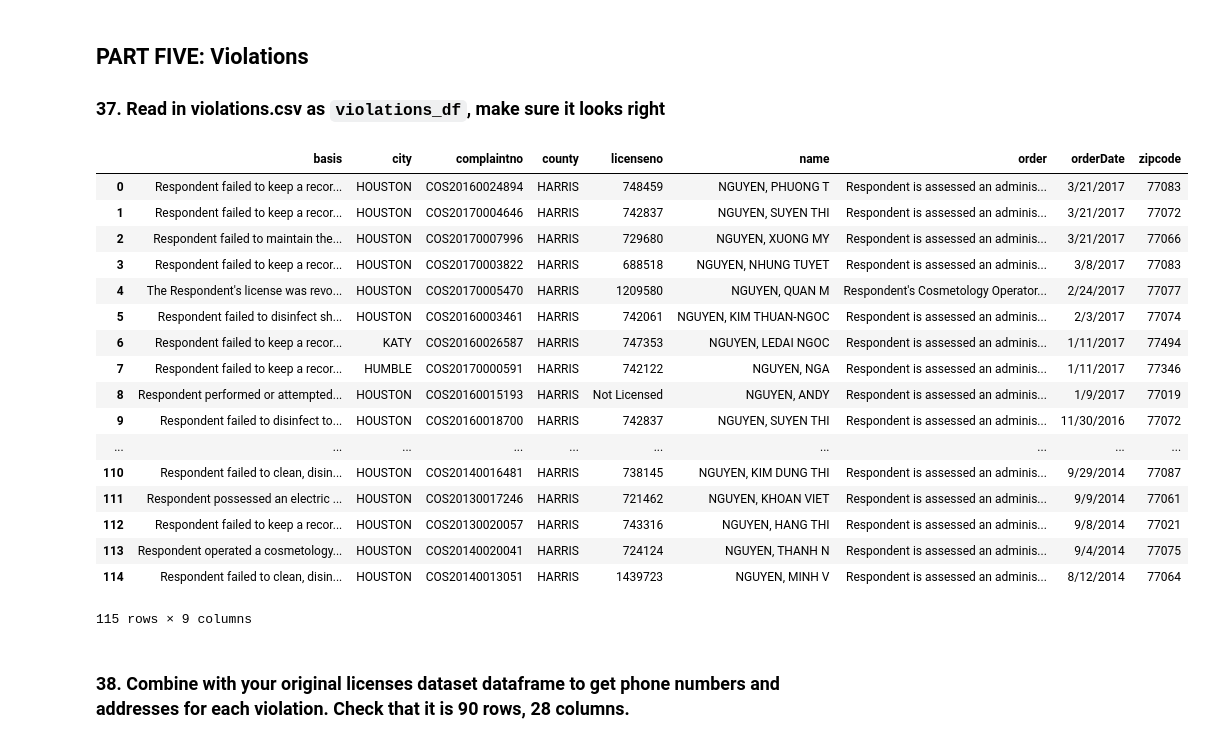
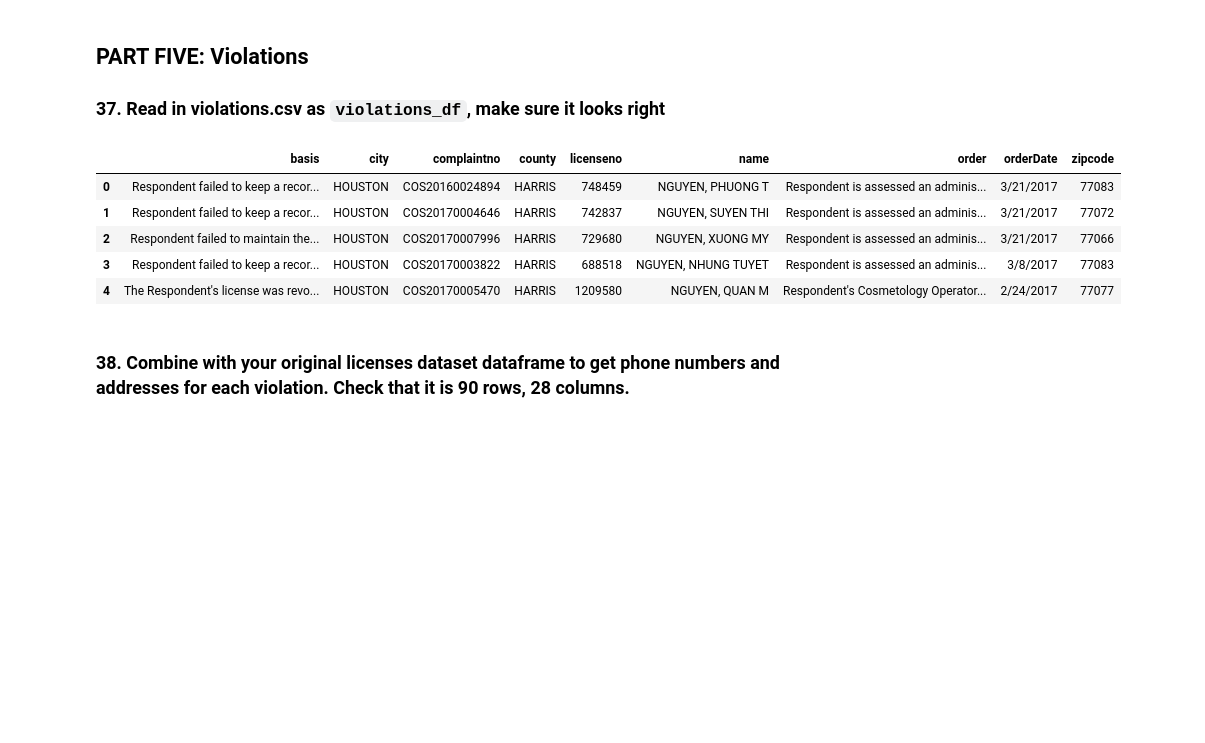
Before and after one commit to talola612/foundations_homework, a Jupyter notebook: 07-homework/licensing/Licenses.ipynb, the cells around one changed output. Saved outputs shown, nothing was run; the diff lists cells and outputs as text; code cells hidden in the pictures; blank space fills up the shorter version.

Commit message:
licenses

```diff
--- a/07-homework/licensing/Licenses.ipynb
+++ b/07-homework/licensing/Licenses.ipynb
@@ -1228,26 +1210,14 @@ Name: TELEPHONE, Length: 8276, dtype: object
 
 ### 37. Read in **violations.csv** as `violations_df`, make sure it looks right
 # %%
-violations_df = pd.read_csv('violations.csv')
-violations_df
+violations_df = pd.read_csv('violations.csv', na_values=["Not Licensed"], dtype={"licenseno" : str})
+violations_df.head()
 # %% [output]
 |  | basis | city | complaintno | county | licenseno | name | order | orderDate | zipcode |
 | 0 | Respondent failed to keep a recor... | HOUSTON | COS20160024894 | HARRIS | 748459 | NGUYEN, PHUONG T | Respondent is assessed an adminis... | 3/21/2017 | 77083 |
 | 1 | Respondent failed to keep a recor... | HOUSTON | COS20170004646 | HARRIS | 742837 | NGUYEN, SUYEN THI | Respondent is assessed an adminis... | 3/21/2017 | 77072 |
 | 2 | Respondent failed to maintain the... | HOUSTON | COS20170007996 | HARRIS | 729680 | NGUYEN, XUONG MY | Respondent is assessed an adminis... | 3/21/2017 | 77066 |
 | 3 | Respondent failed to keep a recor... | HOUSTON | COS20170003822 | HARRIS | 688518 | NGUYEN, NHUNG TUYET | Respondent is assessed an adminis... | 3/8/2017 | 77083 |
 | 4 | The Respondent's license was revo... | HOUSTON | COS20170005470 | HARRIS | 1209580 | NGUYEN, QUAN M | Respondent's Cosmetology Operator... | 2/24/2017 | 77077 |
-| 5 | Respondent failed to disinfect sh... | HOUSTON | COS20160003461 | HARRIS | 742061 | NGUYEN, KIM THUAN-NGOC | Respondent is assessed an adminis... | 2/3/2017 | 77074 |
-| 6 | Respondent failed to keep a recor... | KATY | COS20160026587 | HARRIS | 747353 | NGUYEN, LEDAI NGOC | Respondent is assessed an adminis... | 1/11/2017 | 77494 |
-| 7 | Respondent failed to keep a recor... | HUMBLE | COS20170000591 | HARRIS | 742122 | NGUYEN, NGA | Respondent is assessed an adminis... | 1/11/2017 | 77346 |
-| 8 | Respondent performed or attempted... | HOUSTON | COS20160015193 | HARRIS | Not Licensed | NGUYEN, ANDY | Respondent is assessed an adminis... | 1/9/2017 | 77019 |
-| 9 | Respondent failed to disinfect to... | HOUSTON | COS20160018700 | HARRIS | 742837 | NGUYEN, SUYEN THI | Respondent is assessed an adminis... | 11/30/2016 | 77072 |
-| ... | ... | ... | ... | ... | ... | ... | ... | ... | ... |
-| 110 | Respondent failed to clean, disin... | HOUSTON | COS20140016481 | HARRIS | 738145 | NGUYEN, KIM DUNG THI | Respondent is assessed an adminis... | 9/29/2014 | 77087 |
-| 111 | Respondent possessed an electric ... | HOUSTON | COS20130017246 | HARRIS | 721462 | NGUYEN, KHOAN VIET | Respondent is assessed an adminis... | 9/9/2014 | 77061 |
-| 112 | Respondent failed to keep a recor... | HOUSTON | COS20130020057 | HARRIS | 743316 | NGUYEN, HANG THI | Respondent is assessed an adminis... | 9/8/2014 | 77021 |
-| 113 | Respondent operated a cosmetology... | HOUSTON | COS20140020041 | HARRIS | 724124 | NGUYEN, THANH N | Respondent is assessed an adminis... | 9/4/2014 | 77075 |
-| 114 | Respondent failed to clean, disin... | HOUSTON | COS20140013051 | HARRIS | 1439723 | NGUYEN, MINH V | Respondent is assessed an adminis... | 8/12/2014 | 77064 |
-115 rows × 9 columns
 # %% [markdown]
 ### 38. Combine with your original licenses dataset dataframe to get phone numbers and addresses for each violation. Check that it is 90 rows, 28 columns.
```
Also changed, not shown: parts of 26 cells of this notebook, 1 other file.
